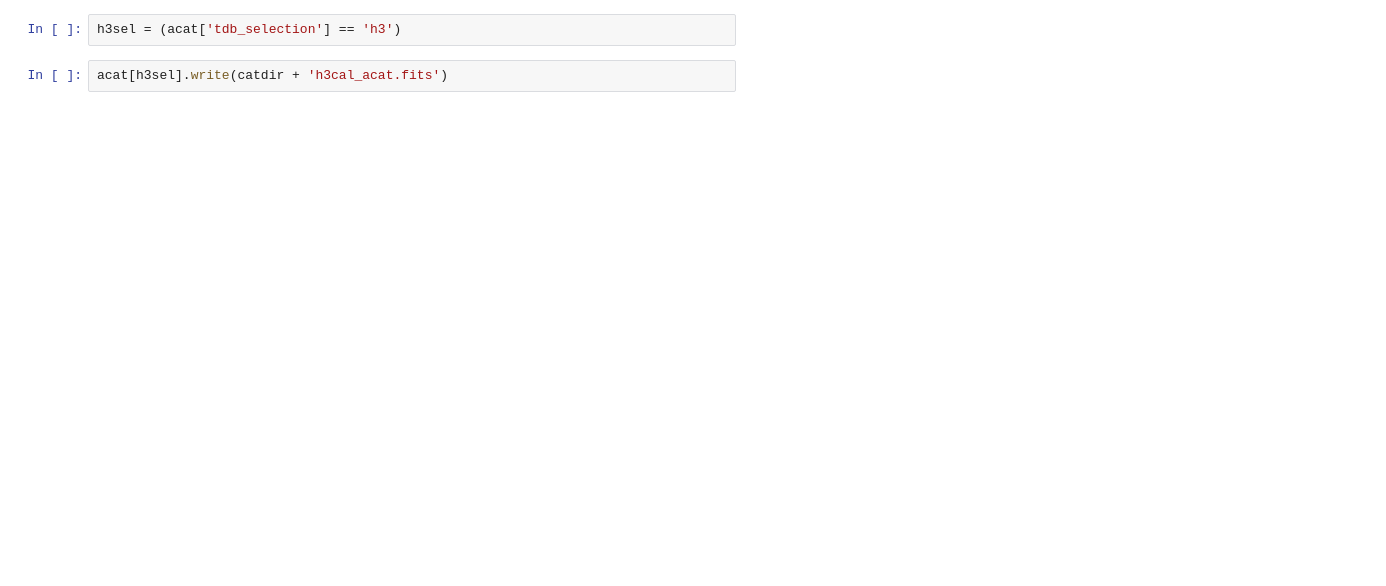
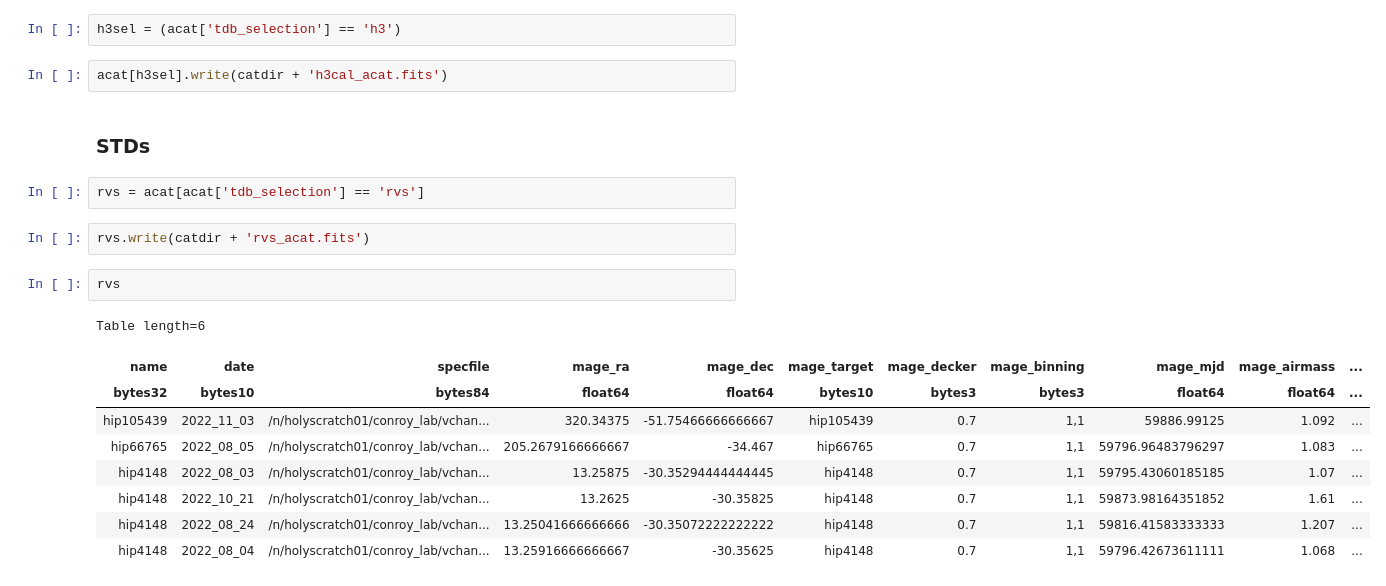
Before and after one commit to vedantchandra/merlin, a Jupyter notebook: pipeline/nb/02_make_acats.ipynb, the cells around one changed output. Saved outputs shown, nothing was run; the diff lists cells and outputs as text; blank space fills up the shorter version.

```diff
--- a/pipeline/nb/02_make_acats.ipynb
+++ b/pipeline/nb/02_make_acats.ipynb
@@ -16,3 +18,21 @@ acat = Table.read(catdir + 'mage_acat.fits')
 h3sel = (acat['tdb_selection'] == 'h3')
 # %%
 acat[h3sel].write(catdir + 'h3cal_acat.fits')
+# %% [markdown]
+### STDs
+# %%
+rvs = acat[acat['tdb_selection'] == 'rvs']
+# %%
+rvs.write(catdir + 'rvs_acat.fits')
+# %%
+rvs
+# %% [output]
+Table length=6
+| name | date | specfile | mage_ra | mage_dec | mage_target | mage_decker | mage_binning | mage_mjd | mage_airmass | ... |
+| bytes32 | bytes10 | bytes84 | float64 | float64 | bytes10 | bytes3 | bytes3 | float64 | float64 | ... |
+| hip105439 | 2022_11_03 | /n/holyscratch01/conroy_lab/vchan... | 320.34375 | -51.75466666666667 | hip105439 | 0.7 | 1,1 | 59886.99125 | 1.092 | ... |
+| hip66765 | 2022_08_05 | /n/holyscratch01/conroy_lab/vchan... | 205.2679166666667 | -34.467 | hip66765 | 0.7 | 1,1 | 59796.96483796297 | 1.083 | ... |
+| hip4148 | 2022_08_03 | /n/holyscratch01/conroy_lab/vchan... | 13.25875 | -30.35294444444445 | hip4148 | 0.7 | 1,1 | 59795.43060185185 | 1.07 | ... |
+| hip4148 | 2022_10_21 | /n/holyscratch01/conroy_lab/vchan... | 13.2625 | -30.35825 | hip4148 | 0.7 | 1,1 | 59873.98164351852 | 1.61 | ... |
+| hip4148 | 2022_08_24 | /n/holyscratch01/conroy_lab/vchan... | 13.25041666666666 | -30.35072222222222 | hip4148 | 0.7 | 1,1 | 59816.41583333333 | 1.207 | ... |
+| hip4148 | 2022_08_04 | /n/holyscratch01/conroy_lab/vchan... | 13.25916666666667 | -30.35625 | hip4148 | 0.7 | 1,1 | 59796.42673611111 | 1.068 | ... |
```
Also changed, not shown: parts of 1 cell of this notebook, 17 other files.
